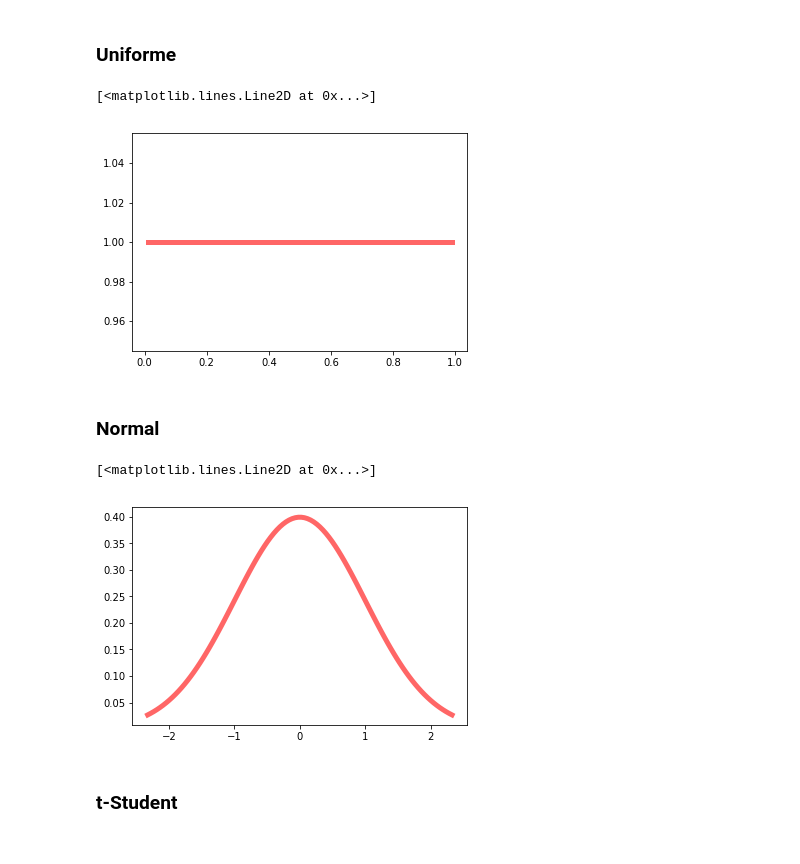
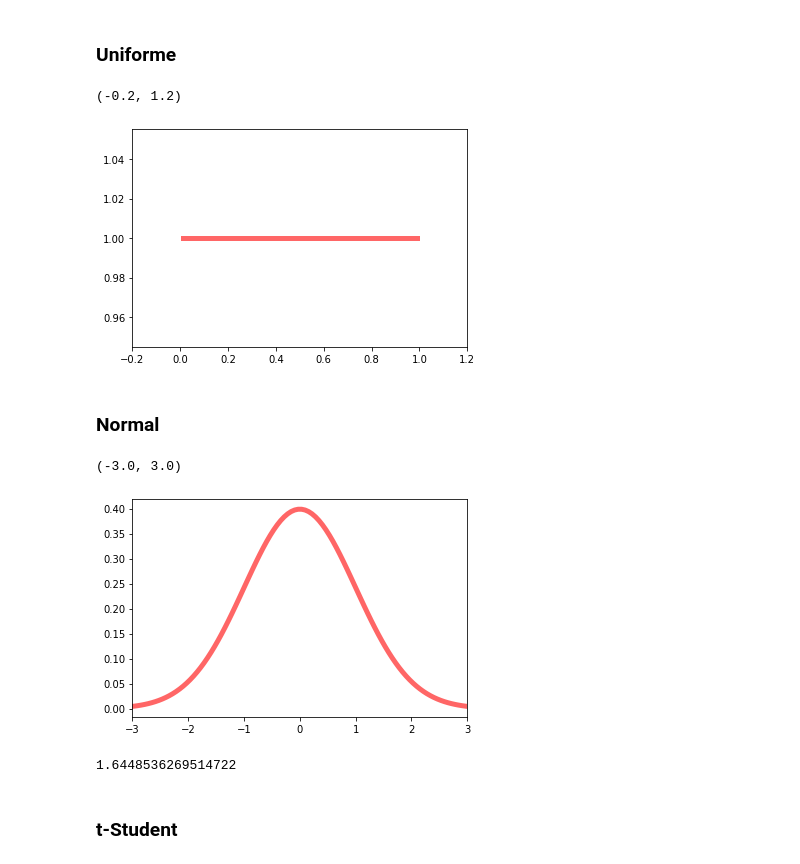
Before and after one commit to cibelerusso/IntroducaoaInferenciaEstatistica, a Jupyter notebook: Notebooks/Principais Modelos Probabilísticos Discretos e Contínuos.ipynb, the cells around one changed output. Drawn from its saved outputs; the diff is of its cells as text; code cells hidden in the pictures.

```diff
--- a/Notebooks/Principais Modelos Probabilísticos Discretos e Contínuos.ipynb
+++ b/Notebooks/Principais Modelos Probabilísticos Discretos e Contínuos.ipynb
@@ -165,27 +146,36 @@ x = np.linspace(uniform.ppf(0.01),
                 uniform.ppf(0.99), 100)
 ax.plot(x, uniform.pdf(x),
        'r-', lw=5, alpha=0.6, label='uniform pdf')
+plt.xlim([-0.2, 1.2])
 # %% [output]
-[<matplotlib.lines.Line2D at 0x...>]
+(-0.2, 1.2)
-[figure, old version]
+[figure, new version]
 # %% [markdown]
 ### Normal
 # %%
 from scipy.stats import norm
 import matplotlib.pyplot as plt
+import numpy as np
+
 fig, ax = plt.subplots(1, 1)
 #Calculate the first four moments:
 
 mean, var, skew, kurt = norm.stats(moments='mvsk')
 #Display the probability density function (pdf):
 
-x = np.linspace(norm.ppf(0.01),
-                norm.ppf(0.99), 100)
+x = np.linspace(norm.ppf(0.001),
+                norm.ppf(0.999), 100)
 ax.plot(x, norm.pdf(x),
        'r-', lw=5, alpha=0.6, label='norm pdf')
+
+plt.xlim([-3, 3])
 # %% [output]
-[<matplotlib.lines.Line2D at 0x...>]
+(-3.0, 3.0)
-[figure, old version]
+[figure, new version]
+# %%
+norm.ppf(.95)
+# %% [output]
+1.6448536269514722
 # %% [markdown]
 ### t-Student
 # %%
```
Also changed, not shown: parts of 8 cells of this notebook.
